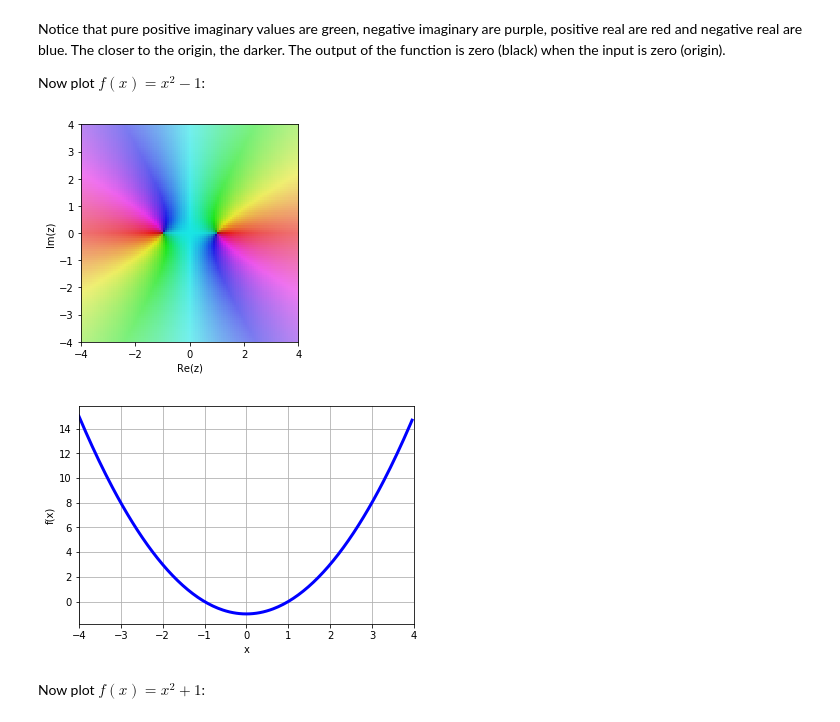
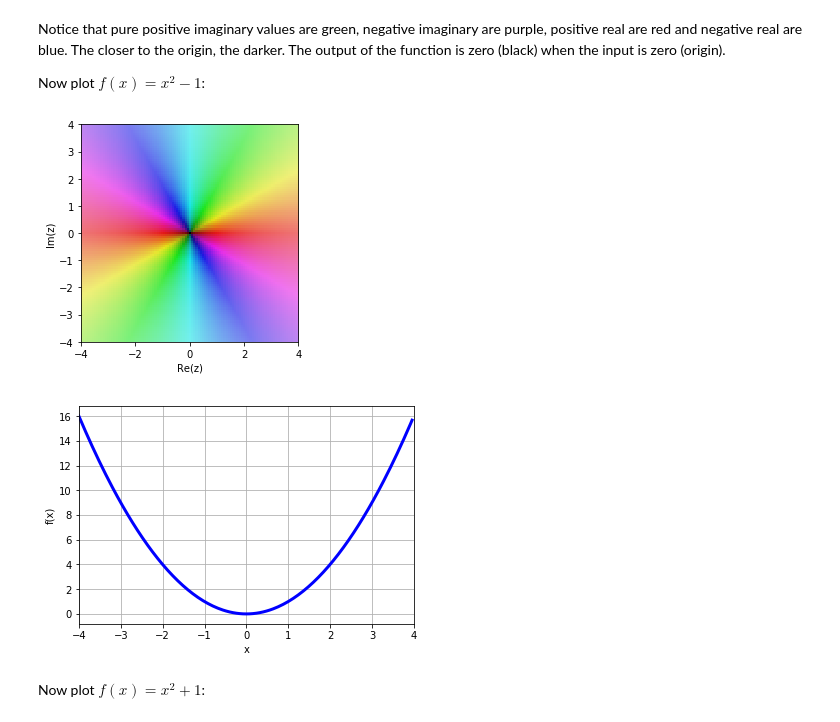
Before and after one commit to tiggerntatie/ipython-notebooks, a Jupyter notebook: Advanced Math/Polynomial Functions with Imaginary Numbers.ipynb, the cells around one changed output. Cells and saved outputs as stored; diff of their text form; code cells hidden in the pictures.

```diff
--- a/Advanced Math/Polynomial Functions with Imaginary Numbers.ipynb
+++ b/Advanced Math/Polynomial Functions with Imaginary Numbers.ipynb
@@ -22,10 +22,10 @@ Notice that pure positive imaginary values are green, negative imaginary are pur
 
 Now plot $f(x)=x^2-1$:
 # %%
-rcplot(lambda z: z**2-1, [-4,4],[-4,4])
+rcplot(lambda z: z**2, [-4,4],[-4,4])
 # %% [output]
-[figure, old version]
+[figure, new version]
-[figure, old version]
+[figure, new version]
 # %% [markdown]
 Now plot $f(x)=x^2+1$:
 # %%
```
Also changed, not shown: parts of 1 cell of this notebook.
